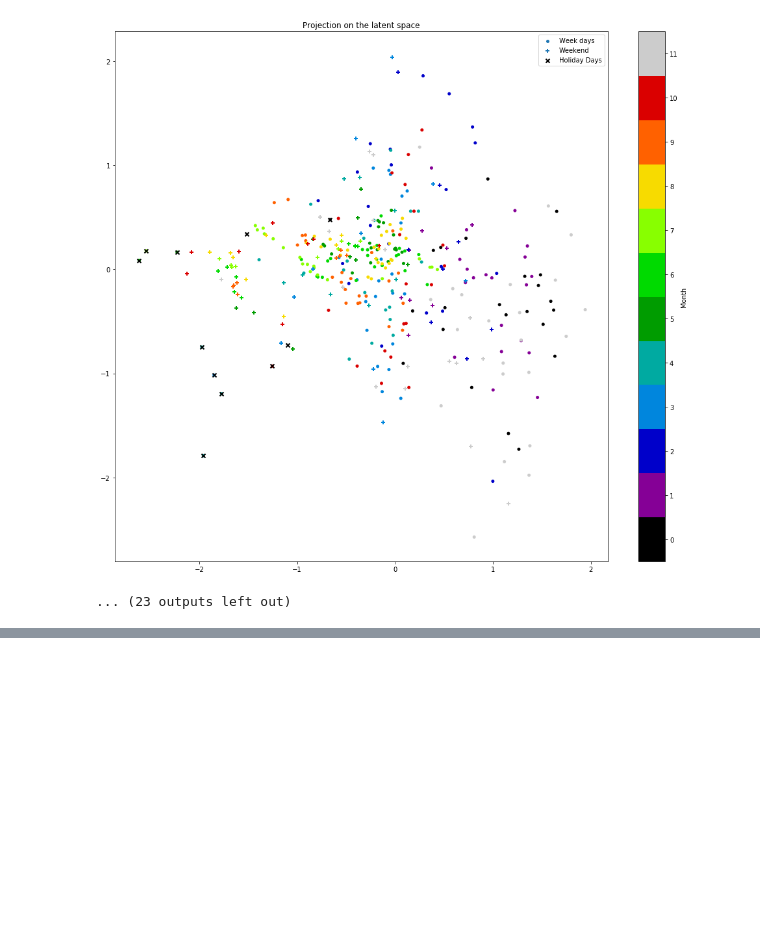
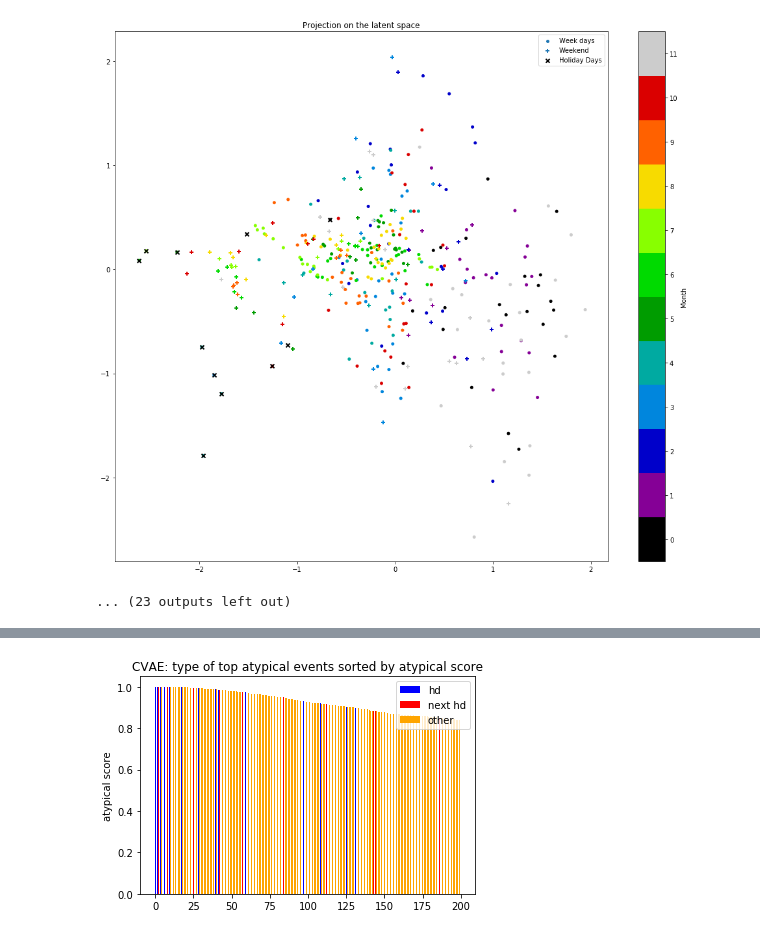
Before and after one commit to AntOliRsn/AutoEncoder, a Jupyter notebook: notebooks/multi_period_aed.ipynb, the cells around one changed output, grey strips where cells are left out. Drawn from its saved outputs; the diff is of its cells as text; code cells hidden in the pictures; blank space fills up the shorter version.

```diff
--- a/notebooks/multi_period_aed.ipynb
+++ b/notebooks/multi_period_aed.ipynb
@@ -163,0 +245,49 @@ ________________________________________________________________________________
+# %%
+# get atypical events info
+threshold = 0.98
+aed_results, ael_full_model = get_aed_results(prediction_results, threshold)
+# %%
+# getting complete dataframe
+atypical_full_df, prediction_full_df = get_complete_df(prediction_results, aed_results)
+# %%
+# get infos about top atypical days
+pd.options.display.max_rows = 200
+atypical_new_df = sort_atypical_events(atypical_full_df, ael_reference)
+# %%
+df_plot = atypical_new_df.head(200).copy()
+df_plot['ind'] = np.array(range(200))
+# %%
+type_model = 'CVAE'
+
+width = 0.5
+idx = 0
+epsilon = 0
+
+mask = df_plot['type_event']==1
+df_plot_mask = df_plot[mask]
+
+ind = df_plot_mask['ind']
+plt.bar(ind, df_plot_mask['a_score'], width, label='hd', color = 'blue',align = 'edge')
+
+mask = df_plot['type_event']==-1
+df_plot_mask = df_plot[mask]
+
+ind = df_plot_mask['ind']
+plt.bar(ind, df_plot_mask['a_score'], width, label='next hd', color = 'red')
+
+mask = df_plot['type_event'].isna()
+df_plot_mask = df_plot[mask]
+
+ind = df_plot_mask['ind']
+plt.bar(ind, df_plot_mask['a_score'], width, label='other', color = 'orange')
+
+plt.legend()
+plt.ylabel('atypical score')
+plt.title('{}: type of top atypical events sorted by atypical score'.format(type_model))
+
+path_save = os.path.join(path_main_folder, 'out', 'figures')
+name_fig = '{}_top_atypical_events_mode-{}'.format(type_model, mode)
+#plt.savefig(os.path.join(path_results, name_fig + '.png'))
+#plt.savefig(os.path.join(path_results, name_fig + '.eps'))
+# %% [output]
+[figure, added]
```
Also changed, not shown: parts of 10 cells of this notebook, 4 other files.
